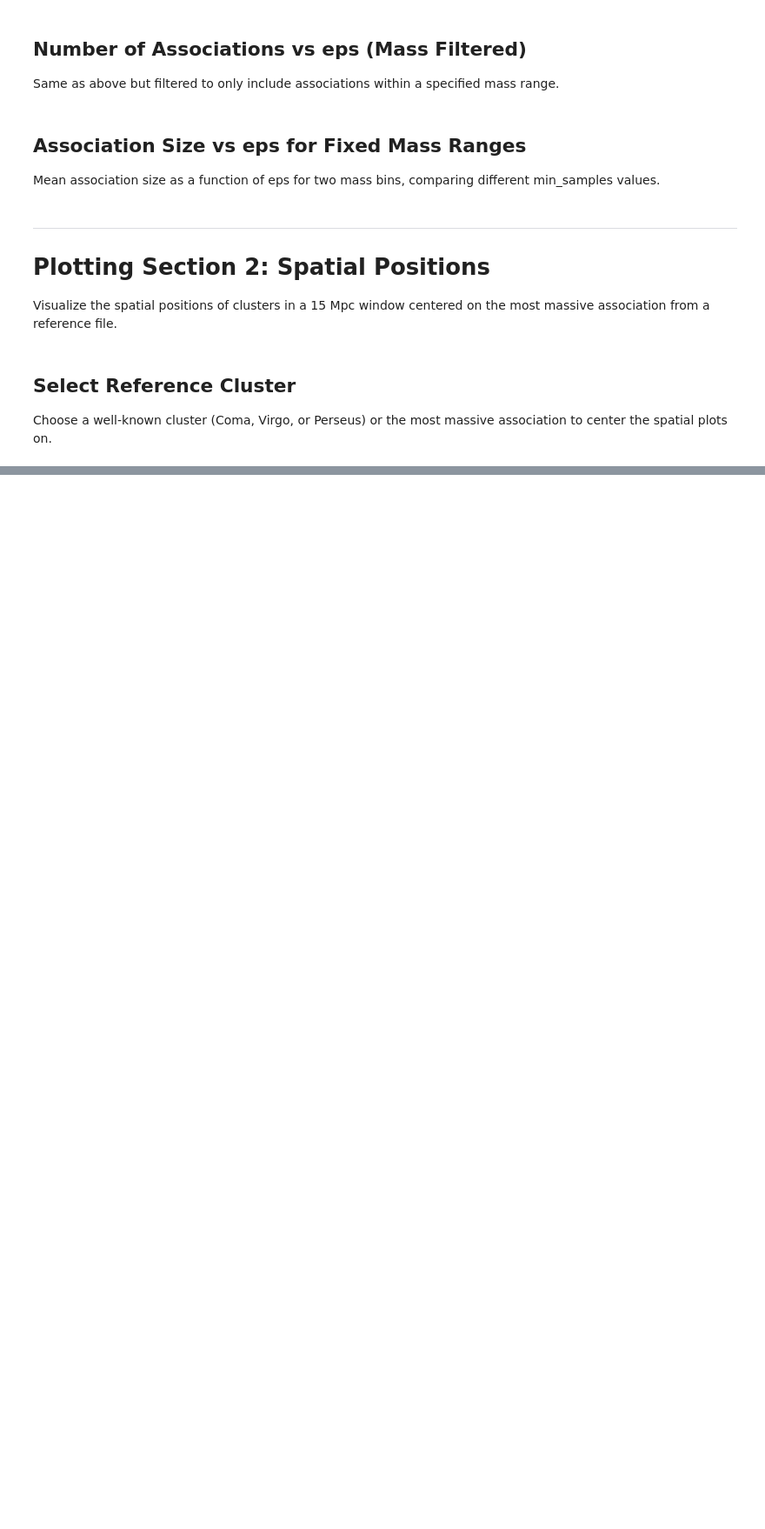
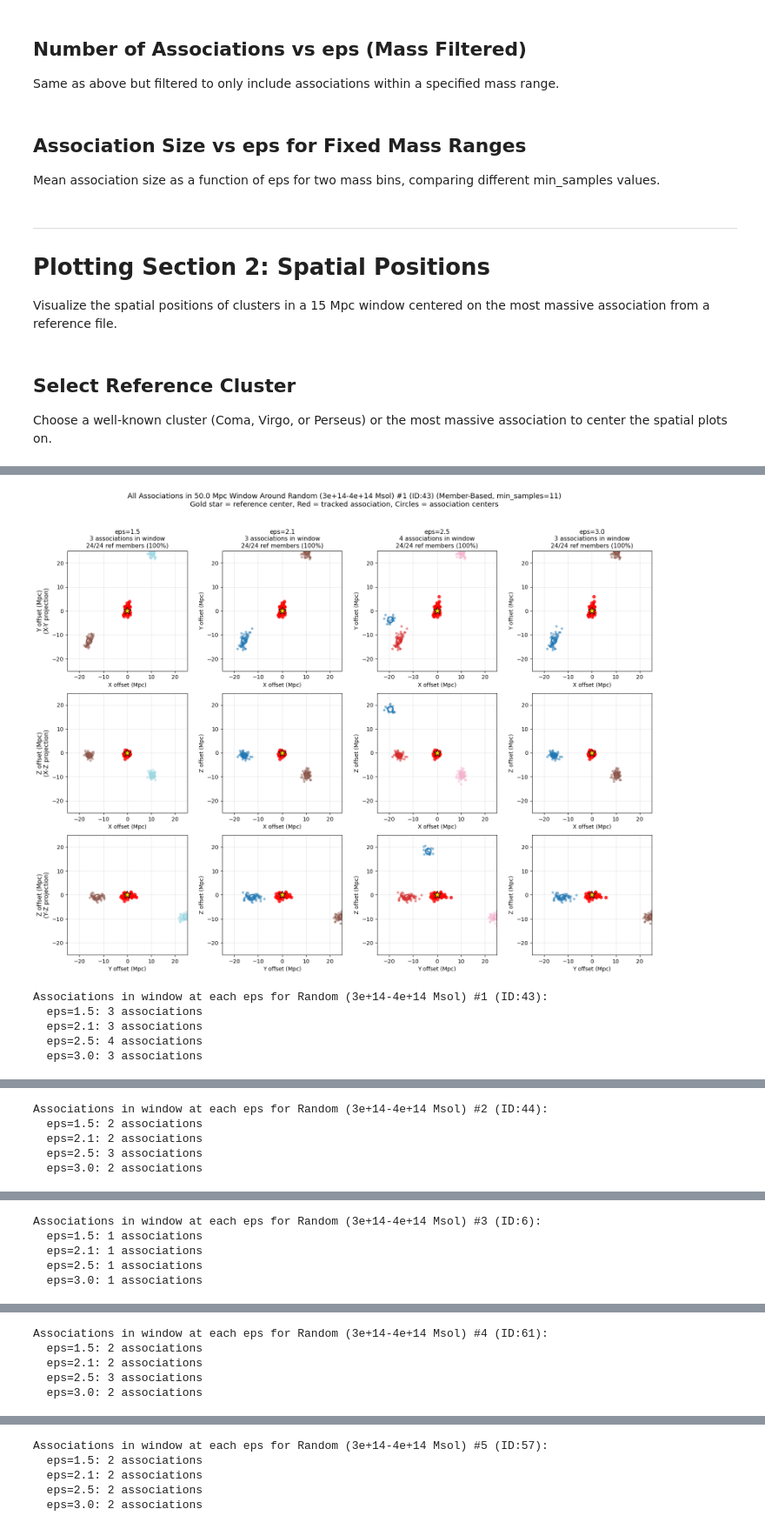
Before and after one commit to stuartmcalpine/manticore_posterior_clusters, a Jupyter notebook: notebooks/cluster_analysis.ipynb, the cells around one changed output, grey strips where cells are left out. Shown at 87% size. Cells and saved outputs as stored; diff of their text form; code cells hidden in the pictures; blank space fills up the shorter version.

```diff
--- a/notebooks/cluster_analysis.ipynb
+++ b/notebooks/cluster_analysis.ipynb
@@ -732,6 +1266,7 @@ for sel_cluster in selected_clusters:
     cluster_name = sel_cluster['name']
     center_position = sel_cluster['position']
     tracked_associations = all_tracked_associations[cluster_name]
+    reference_halo_ids = get_unique_halo_ids(sel_cluster['cluster'])
 
     # Filter eps values to those with tracked associations
     eps_for_plot = [e for e in eps_to_show if e in tracked_associations]
@@ -749,6 +1284,11 @@ for sel_cluster in selected_clusters:
     for col_idx, eps in enumerate(eps_for_plot):
         params = (eps, TRACK_MIN_SAMPLES)
         all_clusters = cluster_data[params]['clusters']
+
+        # Get the tracked association at this eps (use member-based if available)
+        tracked_info = tracked_associations.get(eps, {})
+        tracked_cluster = tracked_info.get('cluster', None)
+        tracked_halo_ids = get_unique_halo_ids(tracked_cluster) if tracked_cluster else set()
 
         # Find all associations with mean position within the window
         associations_in_window = []
@@ -780,45 +1320,58 @@ for sel_cluster in selected_clusters:
             # Offset positions relative to the reference center
             offsets = positions - np.array(center_position)
 
-            color = assoc_colors[assoc_idx]
+            # Check if this is the tracked association
+            is_tracked = (tracked_cluster is not None and
+                         cluster['cluster_id'] == tracked_cluster['cluster_id'])
+
+            color = 'red' if is_tracked else assoc_colors[assoc_idx]
+            alpha = 0.8 if is_tracked else 0.5
+            size = 40 if is_tracked else 20
 
             # X-Y projection (top row)
-            ax1.scatter(offsets[:, 0], offsets[:, 1], s=20, alpha=0.5,
+            ax1.scatter(offsets[:, 0], offsets[:, 1], s=size, alpha=alpha,
                         color=color, edgecolors='none')
 
             # X-Z projection (middle row)
-            ax2.scatter(offsets[:, 0], offsets[:, 2], s=20, alpha=0.5,
+            ax2.scatter(offsets[:, 0], offsets[:, 2], s=size, alpha=alpha,
                         color=color, edgecolors='none')
 
             # Y-Z projection (bottom row)
-            ax3.scatter(offsets[:, 1], offsets[:, 2], s=20, alpha=0.5,
+            ax3.scatter(offsets[:, 1], offsets[:, 2], s=size, alpha=alpha,
                         color=color, edgecolors='none')
 
             # Mark association center
             assoc_offset = np.array(cluster['mean_position']) - np.array(center_position)
+            marker_color = 'red' if is_tracked else color
             ax1.scatter([assoc_offset[0]], [assoc_offset[1]], s=100, marker='o',
-                        facecolors='none', edgecolors=color, linewidths=2)
+                        facecolors='none', edgecolors=marker_color, linewidths=2)
             ax2.scatter([assoc_offset[0]], [assoc_offset[2]], s=100, marker='o',
-                        facecolors='none', edgecolors=color, linewidths=2)
+                        facecolors='none', edgecolors=marker_color, linewidths=2)
             ax3.scatter([assoc_offset[1]], [assoc_offset[2]], s=100, marker='o',
-                        facecolors='none', edgecolors=color, linewidths=2)
+                        facecolors='none', edgecolors=marker_color, linewidths=2)
 
-        # Mark the reference center (tracked association)
-        ax1.scatter([0], [0], c='red', s=200, marker='*', zorder=10, edgecolors='black')
-        ax2.scatter([0], [0], c='red', s=200, marker='*', zorder=10, edgecolors='black')
-        ax3.scatter([0], [0], c='red', s=200, marker='*', zorder=10, edgecolors='black')
+        # Mark the reference center (original position from fiducial params)
+        ax1.scatter([0], [0], c='gold', s=200, marker='*', zorder=10, edgecolors='black')
+        ax2.scatter([0], [0], c='gold', s=200, marker='*', zorder=10, edgecolors='black')
+        ax3.scatter([0], [0], c='gold', s=200, marker='*', zorder=10, edgecolors='black')
 
         # Get tracked association info for title
-        tracked_info = tracked_associations.get(eps, {})
         n_members = tracked_info.get('n_members', '?')
         sigma_r = tracked_info.get('sigma_r', 0)
+
+        # Add member recovery info if using member-based tracking
+        title_extra = ""
+        if TRACKING_METHOD == "members" and 'frac_shared' in tracked_info:
+            frac = tracked_info['frac_shared'] * 100
+            n_shared = tracked_info['n_shared']
+            title_extra = f"\n{n_shared}/{len(reference_halo_ids)} ref members ({frac:.0f}%)"
 
         # Configure X-Y plot
         ax1.set_xlim(-ZOOM_SIZE/2, ZOOM_SIZE/2)
         ax1.set_ylim(-ZOOM_SIZE/2, ZOOM_SIZE/2)
         ax1.set_xlabel('X offset (Mpc)', fontsize=10)
         ax1.set_ylabel('Y offset (Mpc)', fontsize=10)
-        ax1.set_title(f'eps={eps}\n{n_assoc} associations in window', fontsize=11)
+        ax1.set_title(f'eps={eps}\n{n_assoc} associations in window{title_extra}', fontsize=11)
         ax1.set_aspect('equal')
         ax1.grid(True, alpha=0.3)
 
@@ -829,32 +1382,40 @@ for sel_cluster in selected_clusters:
         ax2.set_ylabel('Z offset (Mpc)', fontsize=10)
         ax2.set_aspect('equal')
         ax2.grid(True, alpha=0.3)
 
         # Configure Y-Z plot
         ax3.set_xlim(-ZOOM_SIZE/2, ZOOM_SIZE/2)
         ax3.set_ylim(-ZOOM_SIZE/2, ZOOM_SIZE/2)
         ax3.set_xlabel('Y offset (Mpc)', fontsize=10)
         ax3.set_ylabel('Z offset (Mpc)', fontsize=10)
         ax3.set_aspect('equal')
         ax3.grid(True, alpha=0.3)
 
     # Row labels
     axes[0, 0].set_ylabel('Y offset (Mpc)\n(X-Y projection)', fontsize=11)
     axes[1, 0].set_ylabel('Z offset (Mpc)\n(X-Z projection)', fontsize=11)
     axes[2, 0].set_ylabel('Z offset (Mpc)\n(Y-Z projection)', fontsize=11)
 
-    plt.suptitle(f'All Associations in {ZOOM_SIZE} Mpc Window Around {cluster_name} (min_samples={TRACK_MIN_SAMPLES})\n'
-                 f'Red star = reference center, Circles = association centers, Dots = member haloes',
+    method_str = "Member-Based" if TRACKING_METHOD == "members" else "Position-Based"
+    plt.suptitle(f'All Associations in {ZOOM_SIZE} Mpc Window Around {cluster_name} ({method_str}, min_samples={TRACK_MIN_SAMPLES})\n'
+                 f'Gold star = reference center, Red = tracked association, Circles = association centers',
                  fontsize=13, y=1.02)
     plt.tight_layout()
     plt.show()
 
     print(f"\nAssociations in window at each eps for {cluster_name}:")
     for eps in eps_for_plot:
         params = (eps, TRACK_MIN_SAMPLES)
         all_clusters_eps = cluster_data[params]['clusters']
         n_in_window = sum(1 for c in all_clusters_eps
                           if all(abs(c['mean_position'][i] - center_position[i]) <= ZOOM_SIZE/2
                                  for i in range(3)))
         print(f"  eps={eps}: {n_in_window} associations")
     print()
+# %% [output]
+[figure, added]
+Associations in window at each eps for Random (3e+14-4e+14 Msol) #1 (ID:43):
+  eps=1.5: 3 associations
+  eps=2.1: 3 associations
+  eps=2.5: 4 associations
+  eps=3.0: 3 associations
@@ -860,0 +1423,5 @@ for sel_cluster in selected_clusters:
+Associations in window at each eps for Random (3e+14-4e+14 Msol) #2 (ID:44):
+  eps=1.5: 2 associations
+  eps=2.1: 2 associations
+  eps=2.5: 3 associations
+  eps=3.0: 2 associations
@@ -860,0 +1429,5 @@ for sel_cluster in selected_clusters:
+Associations in window at each eps for Random (3e+14-4e+14 Msol) #3 (ID:6):
+  eps=1.5: 1 associations
+  eps=2.1: 1 associations
+  eps=2.5: 1 associations
+  eps=3.0: 1 associations
@@ -860,0 +1435,5 @@ for sel_cluster in selected_clusters:
+Associations in window at each eps for Random (3e+14-4e+14 Msol) #4 (ID:61):
+  eps=1.5: 2 associations
+  eps=2.1: 2 associations
+  eps=2.5: 3 associations
+  eps=3.0: 2 associations
@@ -860,0 +1441,5 @@ for sel_cluster in selected_clusters:
+Associations in window at each eps for Random (3e+14-4e+14 Msol) #5 (ID:57):
+  eps=1.5: 2 associations
+  eps=2.1: 2 associations
+  eps=2.5: 2 associations
+  eps=3.0: 2 associations
```
Also changed, not shown: parts of 13 cells of this notebook, 6 other files.
